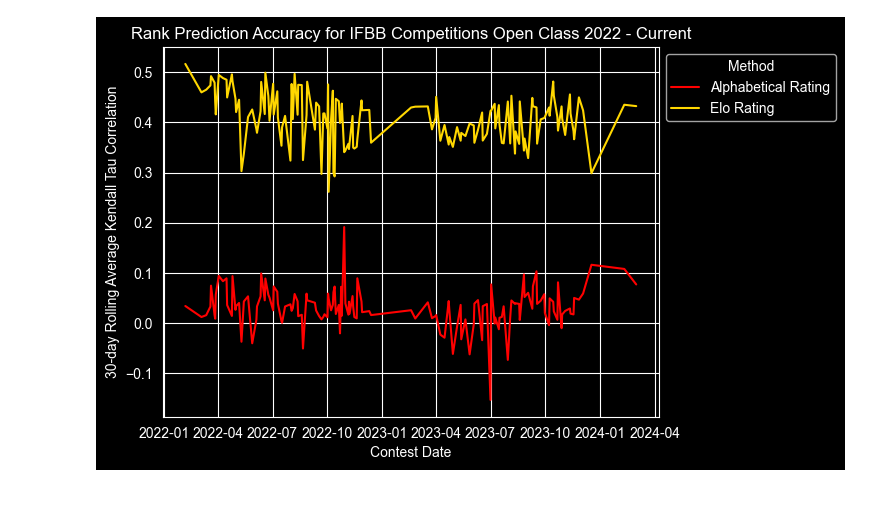
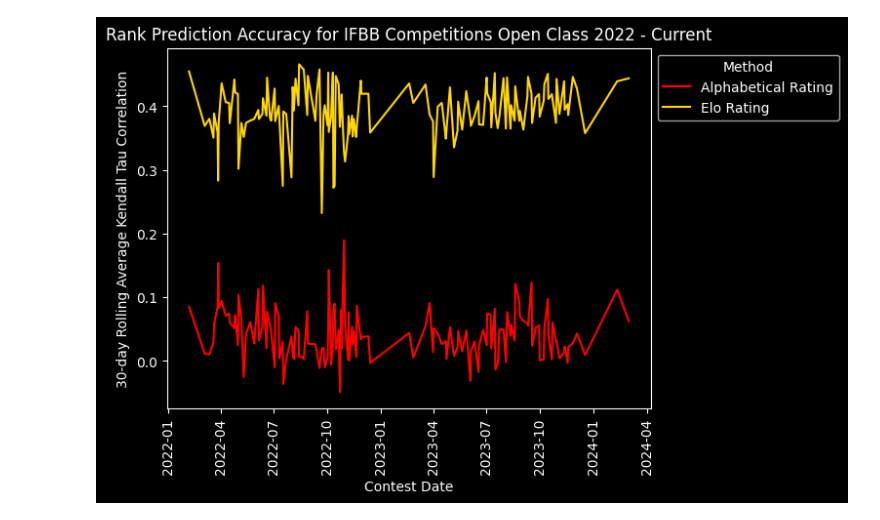
Before and after one commit to andrei-prokhorov/bodybuilding-ranking, a Jupyter notebook: olympia_analysis.ipynb, the cells around one changed output. Cells and saved outputs as stored; diff of their text form; code cells hidden in the pictures.

```diff
--- a/olympia_analysis.ipynb
+++ b/olympia_analysis.ipynb
@@ -135,3 +195,13 @@ df_kt = df_kt[["date", "division", "30dayrollavg_kt_corr_elo", "30dayrollavg_kt_
+# %%
+df_2223 = df_metric[
+    (df_metric["year"] >= 2022)
+    & (df_metric["organization"] == "ifbb")
+    & (df_metric["class"] == "open")
+]
+# %%
+df_kt = df_2223[
+    ["date", "division", "30dayrollavg_kt_corr", "30dayrollavg_kt_corr_alpha"]
+]
 # %%
 df_kt.head()
 # %% [output]
@@ -144,6 +214,15 @@ df_kt.head()
 # %%
-df_kt = pd.melt(df_kt, id_vars=['date', 'division'], var_name='Method', value_name='Kendall Tau Correlation').replace(to_replace={"30dayrollavg_kt_corr_elo": "Elo Rating",
-                                                                                                                      "30dayrollavg_kt_corr_alpha": "Alphabetical Rating"})
+df_kt = pd.melt(
+    df_kt,
+    id_vars=["date", "division"],
+    var_name="Method",
+    value_name="Kendall Tau Correlation",
+).replace(
+    to_replace={
+        "30dayrollavg_kt_corr": "Elo Rating",
+        "30dayrollavg_kt_corr_alpha": "Alphabetical Rating",
+    }
+)
 # %%
 df_kt.head()
 # %% [output]
@@ -156,5 +235,7 @@ df_kt.head()
 # %%
-df_kt = pd.DataFrame(df_kt.groupby(["date", "Method"])["Kendall Tau Correlation"].mean()).reset_index()
+df_kt = pd.DataFrame(
+    df_kt.groupby(["date", "Method"])["Kendall Tau Correlation"].mean()
+).reset_index()
 # %%
 df_kt.head()
 # %% [output]
@@ -167,16 +248,11 @@ df_kt.head()
 # %%
 rg_palette = ["red", "gold"]
 sns.set_palette(rg_palette)
-ax = sns.lineplot(
-    data=df_kt,
-    x="date",
-    y="Kendall Tau Correlation",
-    hue="Method"
-)
+ax = sns.lineplot(data=df_kt, x="date", y="Kendall Tau Correlation", hue="Method")
 plt.xlabel("Contest Date")
+plt.xticks(rotation=90)
 plt.ylabel("30-day Rolling Average Kendall Tau Correlation")
 plt.title("Rank Prediction Accuracy for IFBB Competitions Open Class 2022 - Current")
-# plt.ylim(0, 0.8)
 sns.move_legend(ax, "upper left", bbox_to_anchor=(1, 1))
 # %% [output]
-[figure, old version]
+[figure, new version]
```
Also changed, not shown: parts of 67 cells of this notebook, 9 other files.
